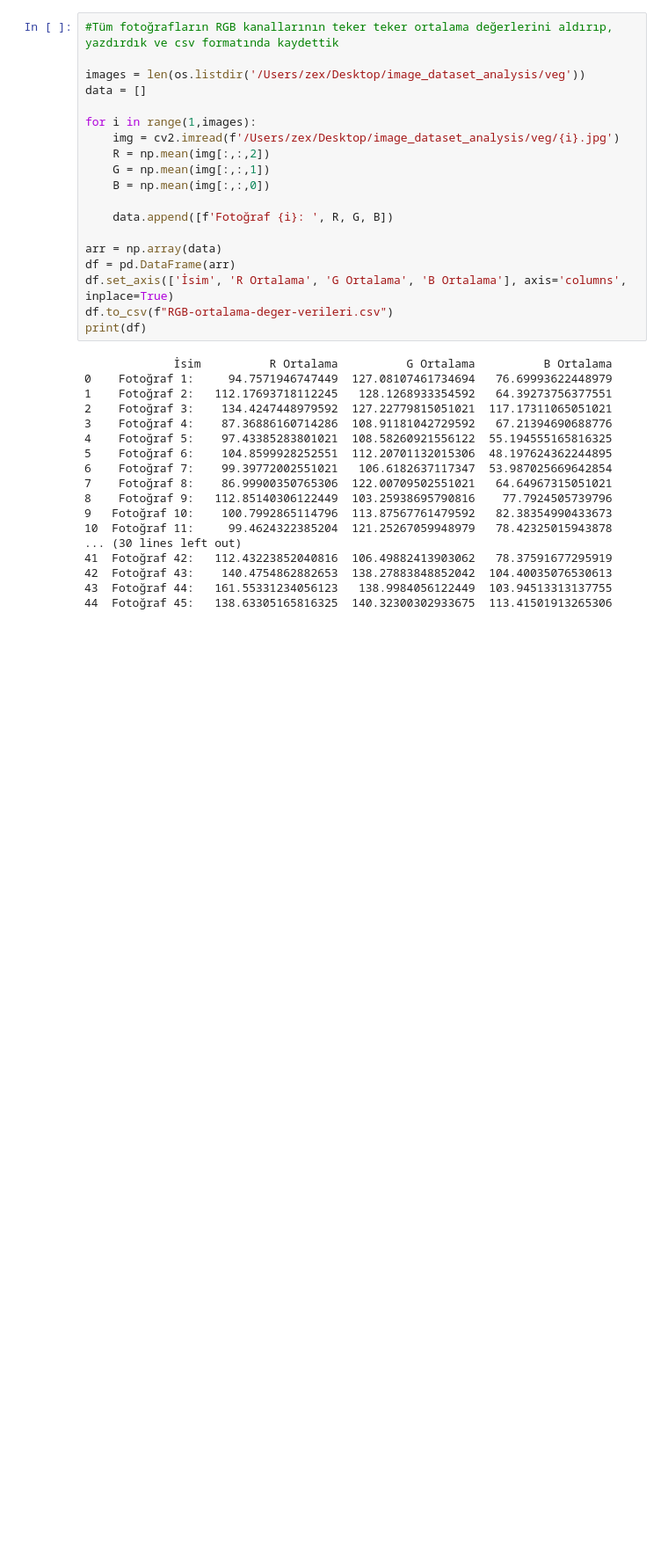
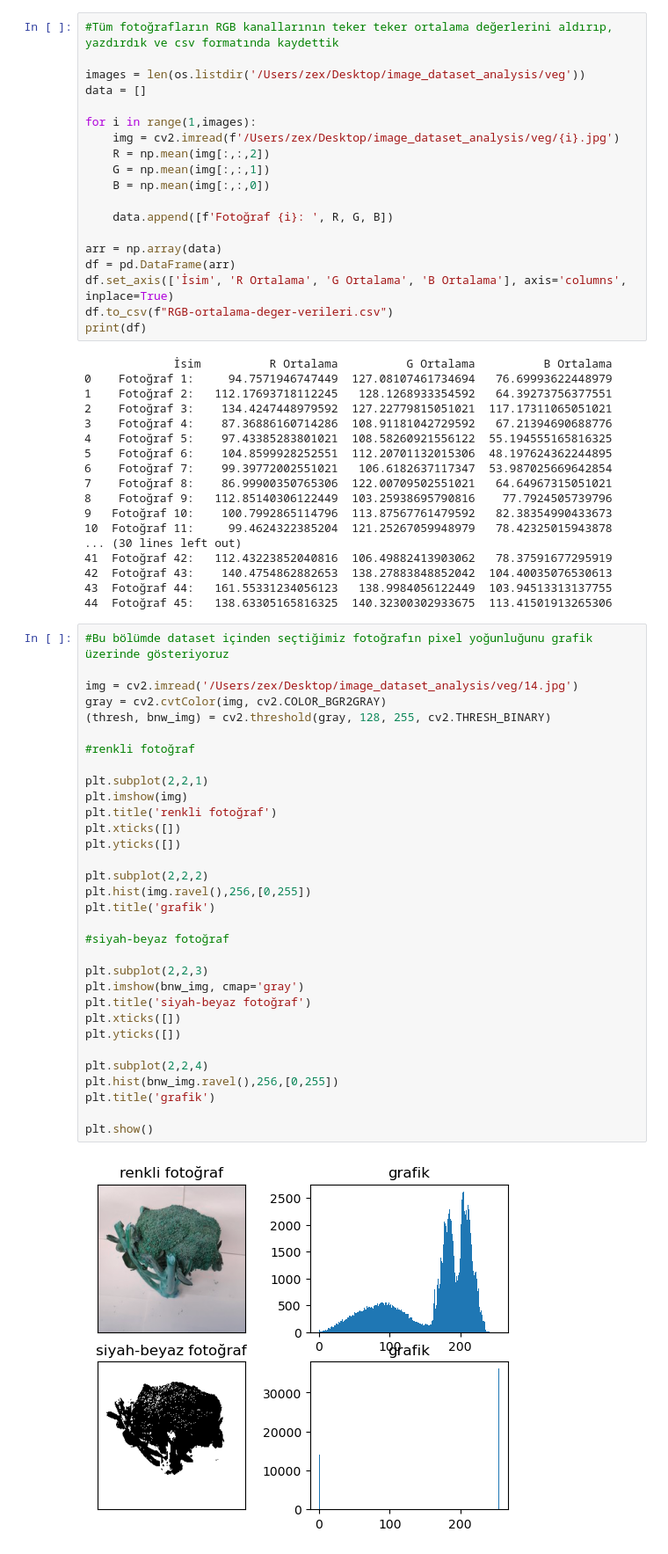
Before and after one commit to furkanzek/0_vegetable_image_dataset_analysis_python, a Jupyter notebook: image_dataset_analysis.ipynb, the cells around one changed output. Shown at 88% size. Drawn from its saved outputs; the diff is of its cells as text; blank space fills up the shorter version.

Commit message:
pixel-intensity

```diff
--- a/image_dataset_analysis.ipynb
+++ b/image_dataset_analysis.ipynb
@@ -132,3 +133,37 @@ print(df)
 42  Fotoğraf 43:    140.4754862882653  138.27883848852042  104.40035076530613
 43  Fotoğraf 44:   161.55331234056123   138.9984056122449  103.94513313137755
 44  Fotoğraf 45:   138.63305165816325  140.32300302933675  113.41501913265306
+# %%
+#Bu bölümde dataset içinden seçtiğimiz fotoğrafın pixel yoğunluğunu grafik üzerinde gösteriyoruz
+
+img = cv2.imread('/Users/zex/Desktop/image_dataset_analysis/veg/14.jpg')
+gray = cv2.cvtColor(img, cv2.COLOR_BGR2GRAY)
+(thresh, bnw_img) = cv2.threshold(gray, 128, 255, cv2.THRESH_BINARY)
+
+#renkli fotoğraf
+
+plt.subplot(2,2,1)
+plt.imshow(img)
+plt.title('renkli fotoğraf')
+plt.xticks([])
+plt.yticks([])
+
+plt.subplot(2,2,2)
+plt.hist(img.ravel(),256,[0,255])
+plt.title('grafik')
+
+#siyah-beyaz fotoğraf
+
+plt.subplot(2,2,3)
+plt.imshow(bnw_img, cmap='gray')
+plt.title('siyah-beyaz fotoğraf')
+plt.xticks([])
+plt.yticks([])
+
+plt.subplot(2,2,4)
+plt.hist(bnw_img.ravel(),256,[0,255])
+plt.title('grafik')
+
+plt.show()
+# %% [output]
+[figure, added]
```
Also changed, not shown: parts of 2 cells of this notebook, 1 other file.
